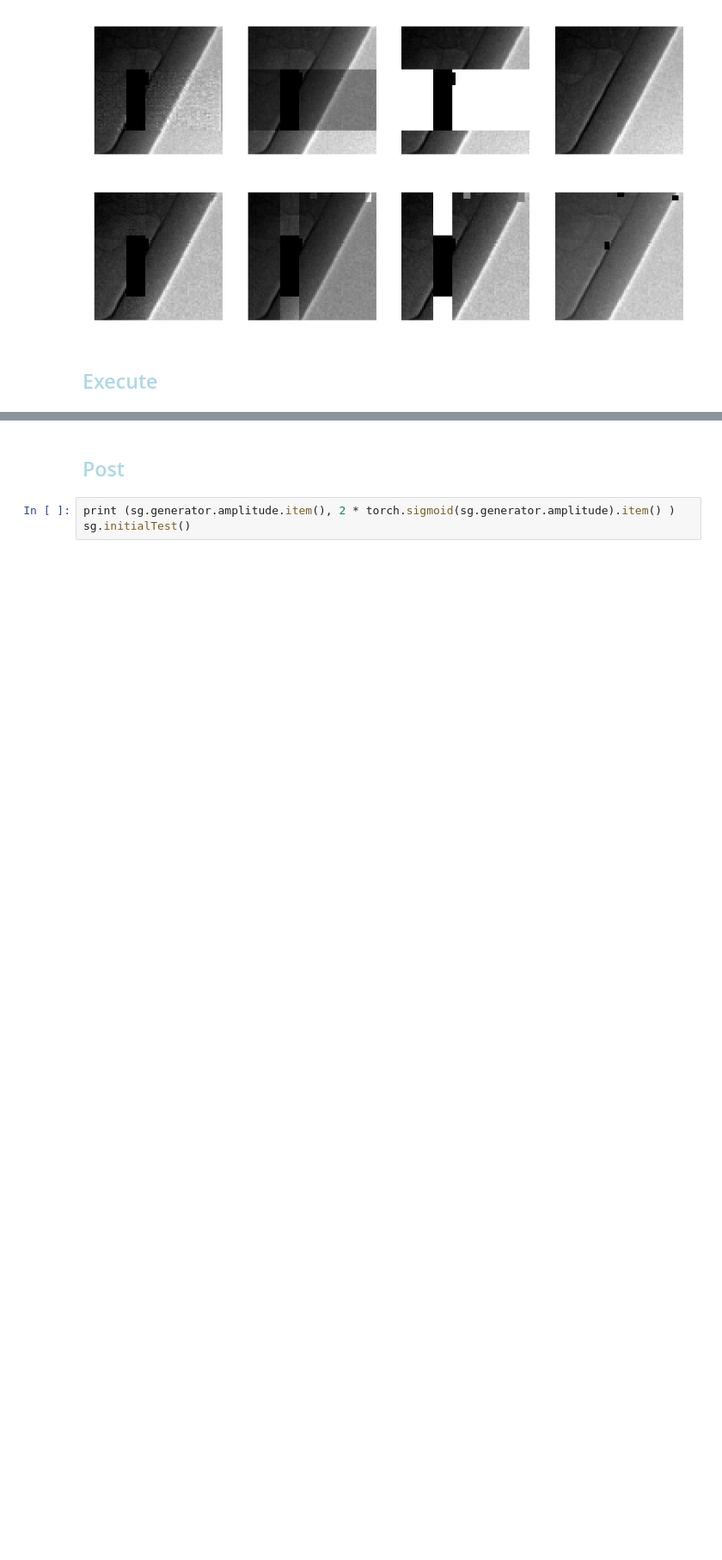
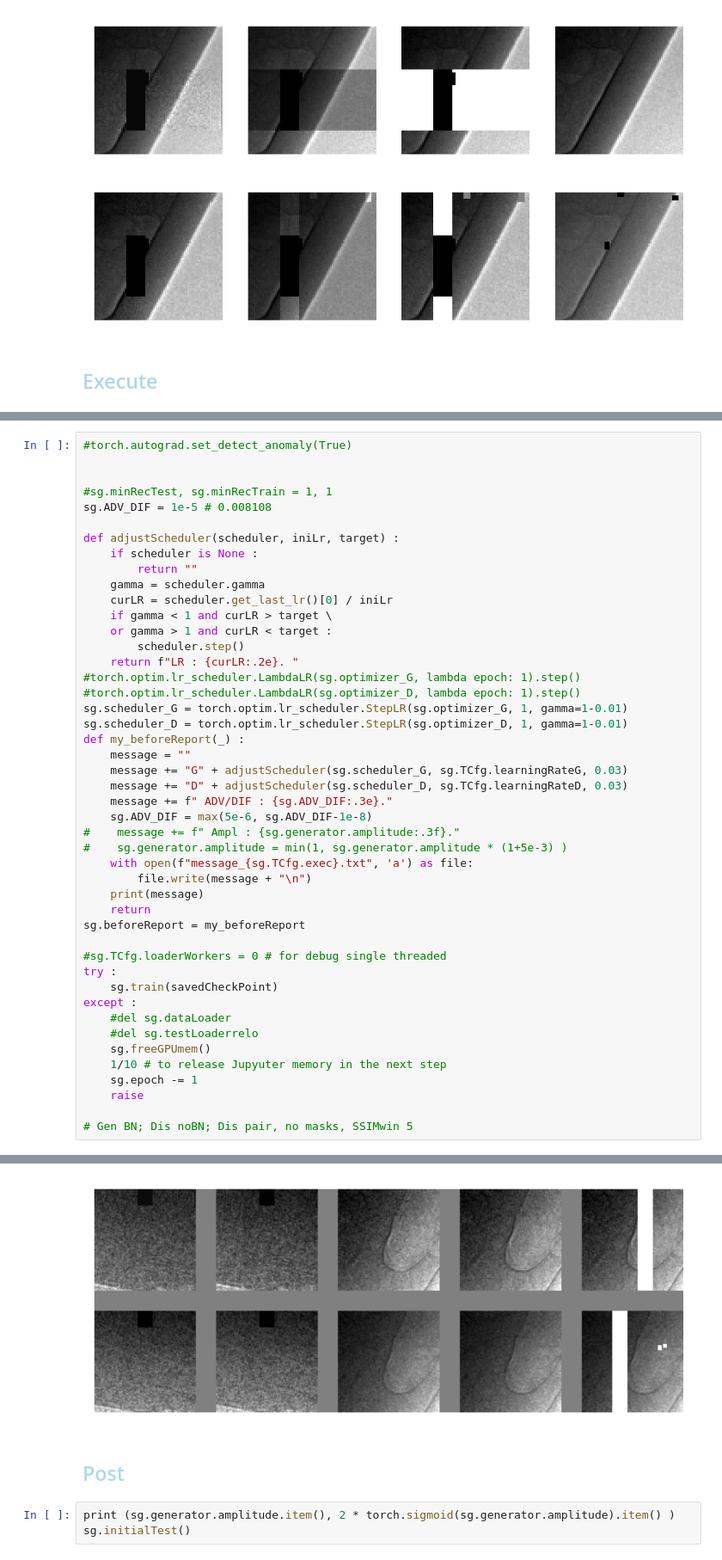
Before and after one commit to antonmx/shiftpatch, a Jupyter notebook: shiftpatch_bp2.ipynb, the cells around one changed output, grey strips where cells are left out. Shown at 86% size. Cells and saved outputs as stored; diff of their text form; blank space fills up the shorter version.

```diff
--- a/shiftpatch_bp2.ipynb
+++ b/shiftpatch_bp2.ipynb
@@ -323,0 +245,47 @@ Reference images.                        Dis: 2.330 (0.056)  Adv: 1.928 (0.338)
+# %%
+#torch.autograd.set_detect_anomaly(True)
+
+
+#sg.minRecTest, sg.minRecTrain = 1, 1
+sg.ADV_DIF = 1e-5 # 0.008108
+
+def adjustScheduler(scheduler, iniLr, target) :
+    if scheduler is None :
+        return ""
+    gamma = scheduler.gamma
+    curLR = scheduler.get_last_lr()[0] / iniLr
+    if gamma < 1 and curLR > target \
+    or gamma > 1 and curLR < target :
+        scheduler.step()
+    return f"LR : {curLR:.2e}. "
+#torch.optim.lr_scheduler.LambdaLR(sg.optimizer_G, lambda epoch: 1).step()
+#torch.optim.lr_scheduler.LambdaLR(sg.optimizer_D, lambda epoch: 1).step()
+sg.scheduler_G = torch.optim.lr_scheduler.StepLR(sg.optimizer_G, 1, gamma=1-0.01)
+sg.scheduler_D = torch.optim.lr_scheduler.StepLR(sg.optimizer_D, 1, gamma=1-0.01)
+def my_beforeReport(_) :
+    message = ""
+    message += "G" + adjustScheduler(sg.scheduler_G, sg.TCfg.learningRateG, 0.03)
+    message += "D" + adjustScheduler(sg.scheduler_D, sg.TCfg.learningRateD, 0.03)
+    message += f" ADV/DIF : {sg.ADV_DIF:.3e}."
+    sg.ADV_DIF = max(5e-6, sg.ADV_DIF-1e-8)
+#    message += f" Ampl : {sg.generator.amplitude:.3f}."
+#    sg.generator.amplitude = min(1, sg.generator.amplitude * (1+5e-3) )
+    with open(f"message_{sg.TCfg.exec}.txt", 'a') as file:
+        file.write(message + "\n")
+    print(message)
+    return
+sg.beforeReport = my_beforeReport
+
+#sg.TCfg.loaderWorkers = 0 # for debug single threaded
+try :
+    sg.train(savedCheckPoint)
+except :
+    #del sg.dataLoader
+    #del sg.testLoaderrelo
+    sg.freeGPUmem()
+    1/10 # to release Jupyuter memory in the next step
+    sg.epoch -= 1
+    raise
+
+# Gen BN; Dis noBN; Dis pair, no masks, SSIMwin 5
+# %% [output]
@@ -324,3 +297,4 @@ Reference images.                        Dis: 2.330 (0.056)  Adv: 1.928 (0.338)
+[figure, added]
 # %% [markdown]
 ## <font style="color:lightblue">Post</font>
 # %%
```
Also changed, not shown: parts of 4 cells of this notebook, 4 other files.
